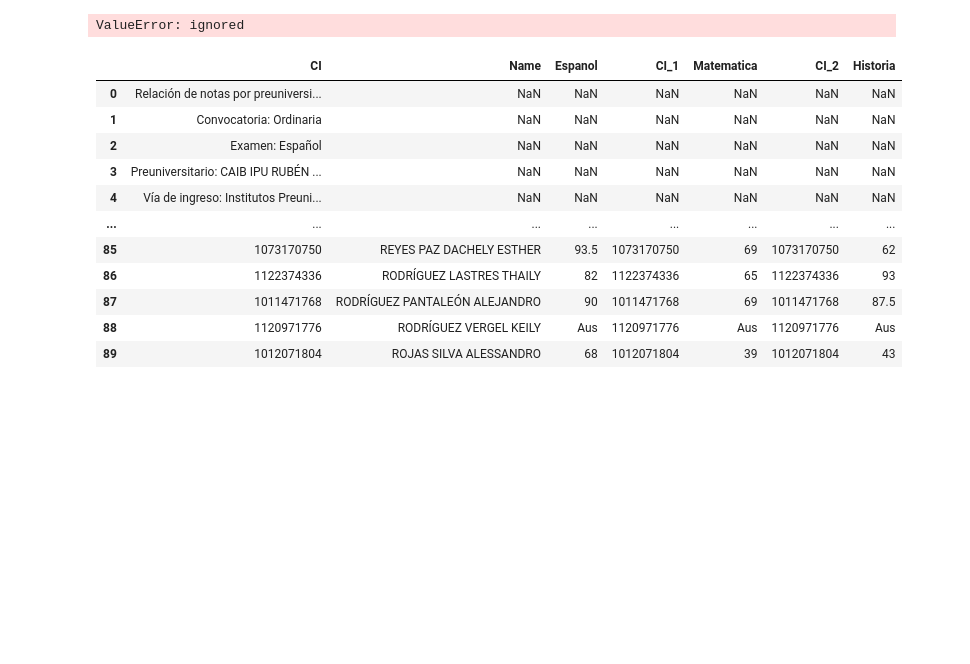
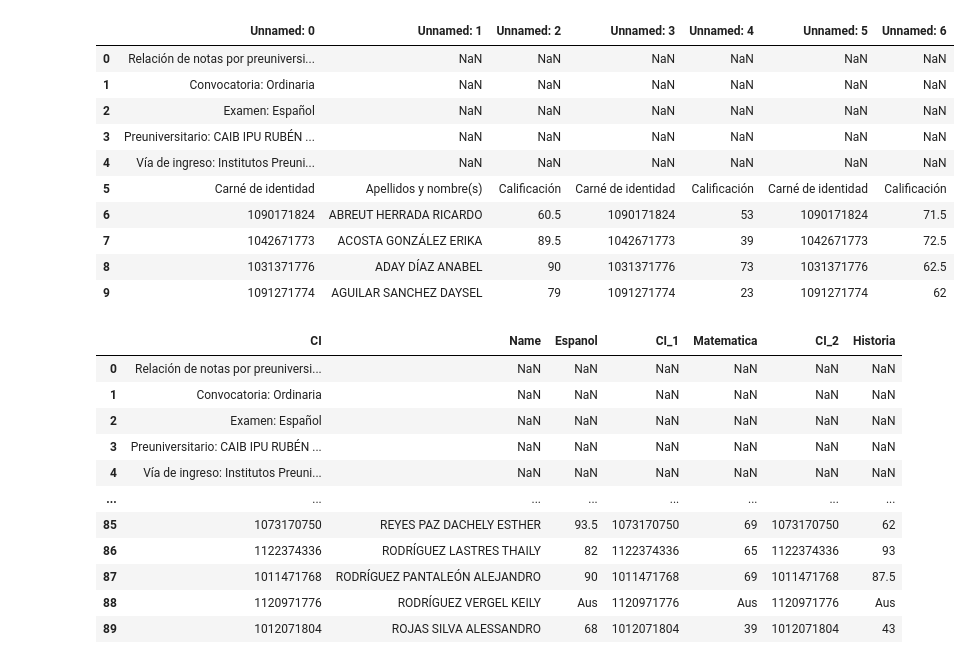
Before and after one commit to RaidelBC/Trabajo_Final, a Jupyter notebook: trabajo_final.ipynb, the cells around one changed output. Drawn from its saved outputs; the diff is of its cells as text; code cells hidden in the pictures; blank space fills up the shorter version.

```diff
--- a/trabajo_final.ipynb
+++ b/trabajo_final.ipynb
@@ -11,9 +20,19 @@ import platform
 # %%
-#data = pd.read_excel("/content/Notas.xlsx")
-data = pd.read_excel("https://github.com/RaidelBC/Trabajo_Final/blob/main/Notas.xlsx")
+data = pd.read_excel("/content/Trabajo_Final/Notas.xlsx")
+
 data.head(10)
 # %% [output]
-ValueError: ignored
+|  | Unnamed: 0 | Unnamed: 1 | Unnamed: 2 | Unnamed: 3 | Unnamed: 4 | Unnamed: 5 | Unnamed: 6 |
+| 0 | Relación de notas por preuniversi... | NaN | NaN | NaN | NaN | NaN | NaN |
+| 1 | Convocatoria: Ordinaria | NaN | NaN | NaN | NaN | NaN | NaN |
+| 2 | Examen: Español | NaN | NaN | NaN | NaN | NaN | NaN |
+| 3 | Preuniversitario: CAIB IPU RUBÉN ... | NaN | NaN | NaN | NaN | NaN | NaN |
+| 4 | Vía de ingreso: Institutos Preuni... | NaN | NaN | NaN | NaN | NaN | NaN |
+| 5 | Carné de identidad | Apellidos y nombre(s) | Calificación | Carné de identidad | Calificación | Carné de identidad | Calificación |
+| 6 | 1090171824 | ABREUT HERRADA RICARDO | 60.5 | 1090171824 | 53 | 1090171824 | 71.5 |
+| 7 | 1042671773 | ACOSTA GONZÁLEZ ERIKA | 89.5 | 1042671773 | 39 | 1042671773 | 72.5 |
+| 8 | 1031371776 | ADAY DÍAZ ANABEL | 90 | 1031371776 | 73 | 1031371776 | 62.5 |
+| 9 | 1091271774 | AGUILAR SANCHEZ DAYSEL | 79 | 1091271774 | 23 | 1091271774 | 62 |
 # %%
 #se cambian los nombres de las columnas
 data.rename(columns={"Unnamed: 0":"CI","Unnamed: 2":"Espanol","Unnamed: 1":"Name","Unnamed: 4":"Matematica","Unnamed: 6":"Historia" ,"Unnamed: 3":"CI_1","Unnamed: 5":"CI_2"},inplace=True)
```
Also changed, not shown: parts of 1 cell of this notebook.
